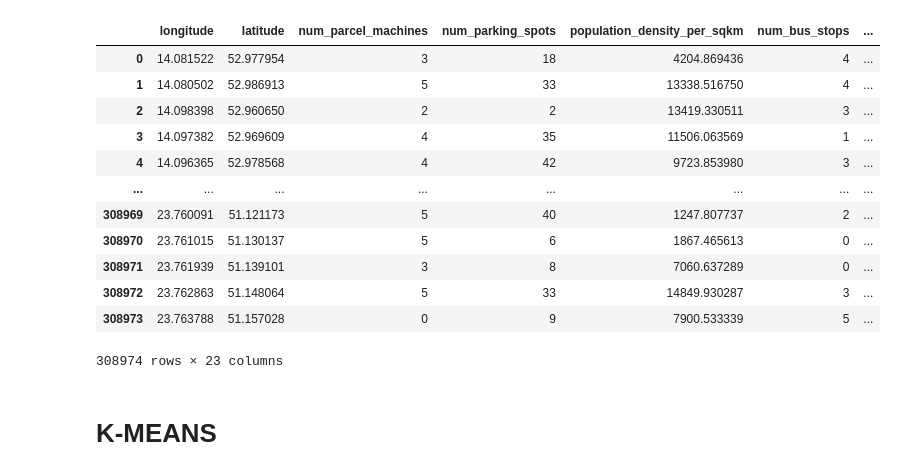
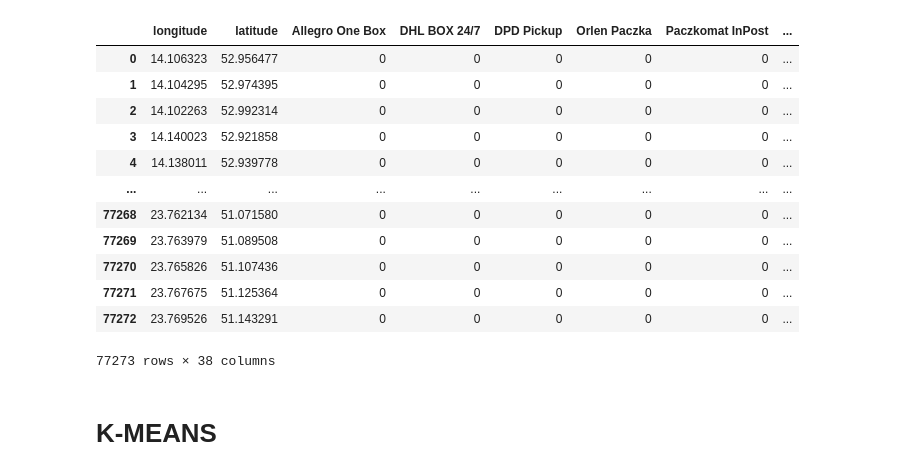
Before and after one commit to AleksanderWWW/gen-z4ikers, a Jupyter notebook: Finale/kmeans_and_regression.ipynb, the cells around one changed output. Drawn from its saved outputs; the diff is of its cells as text; code cells hidden in the pictures.

```diff
--- a/Finale/kmeans_and_regression.ipynb
+++ b/Finale/kmeans_and_regression.ipynb
@@ -10,22 +10,23 @@ from sklearn.impute import SimpleImputer
 # %%
 # INPUTS:
 
-df = pd.read_csv("generated_features.csv")
+df = pd.read_csv("final_df.csv")
+df.drop(columns=["Unnamed: 0", "geometry", "grid_id"], inplace=True)
 df
 # %% [output]
-|  | longitude | latitude | num_parcel_machines | num_parking_spots | population_density_per_sqkm | num_bus_stops | ... |
-| 0 | 14.081522 | 52.977954 | 3 | 18 | 4204.869436 | 4 | ... |
-| 1 | 14.080502 | 52.986913 | 5 | 33 | 13338.516750 | 4 | ... |
-| 2 | 14.098398 | 52.960650 | 2 | 2 | 13419.330511 | 3 | ... |
-| 3 | 14.097382 | 52.969609 | 4 | 35 | 11506.063569 | 1 | ... |
-| 4 | 14.096365 | 52.978568 | 4 | 42 | 9723.853980 | 3 | ... |
-| ... | ... | ... | ... | ... | ... | ... | ... |
-| 308969 | 23.760091 | 51.121173 | 5 | 40 | 1247.807737 | 2 | ... |
-| 308970 | 23.761015 | 51.130137 | 5 | 6 | 1867.465613 | 0 | ... |
-| 308971 | 23.761939 | 51.139101 | 3 | 8 | 7060.637289 | 0 | ... |
-| 308972 | 23.762863 | 51.148064 | 5 | 33 | 14849.930287 | 3 | ... |
-| 308973 | 23.763788 | 51.157028 | 0 | 9 | 7900.533339 | 5 | ... |
+|  | longitude | latitude | Allegro One Box | DHL BOX 24/7 | DPD Pickup | Orlen Paczka | Paczkomat InPost | ... |
+| 0 | 14.106323 | 52.956477 | 0 | 0 | 0 | 0 | 0 | ... |
+| 1 | 14.104295 | 52.974395 | 0 | 0 | 0 | 0 | 0 | ... |
+| 2 | 14.102263 | 52.992314 | 0 | 0 | 0 | 0 | 0 | ... |
+| 3 | 14.140023 | 52.921858 | 0 | 0 | 0 | 0 | 0 | ... |
+| 4 | 14.138011 | 52.939778 | 0 | 0 | 0 | 0 | 0 | ... |
+| ... | ... | ... | ... | ... | ... | ... | ... | ... |
+| 77268 | 23.762134 | 51.071580 | 0 | 0 | 0 | 0 | 0 | ... |
+| 77269 | 23.763979 | 51.089508 | 0 | 0 | 0 | 0 | 0 | ... |
+| 77270 | 23.765826 | 51.107436 | 0 | 0 | 0 | 0 | 0 | ... |
+| 77271 | 23.767675 | 51.125364 | 0 | 0 | 0 | 0 | 0 | ... |
+| 77272 | 23.769526 | 51.143291 | 0 | 0 | 0 | 0 | 0 | ... |
-308974 rows × 23 columns
+77273 rows × 38 columns
 # %% [markdown]
 # K-MEANS
 # %%
```
Also changed, not shown: parts of 11 cells of this notebook, 2 other files.
